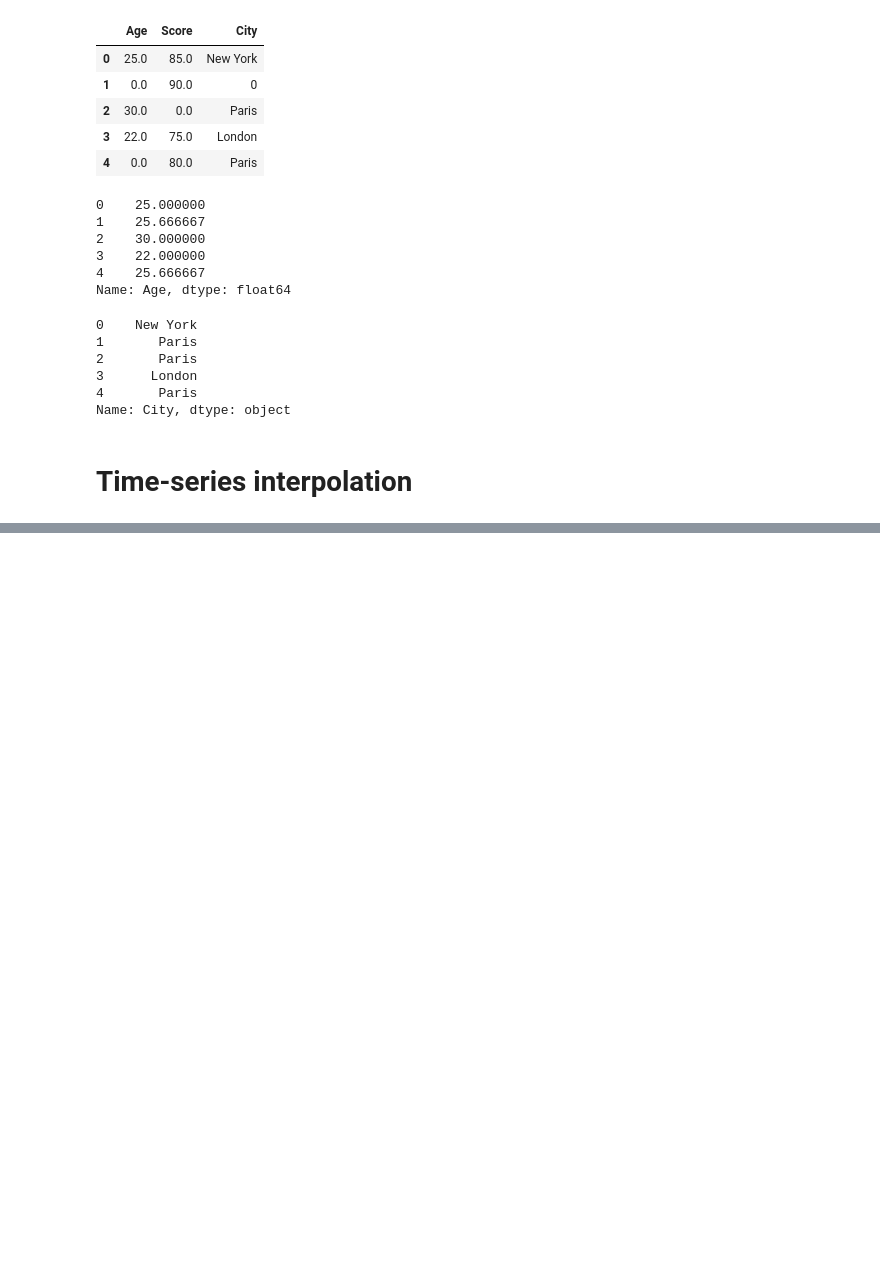
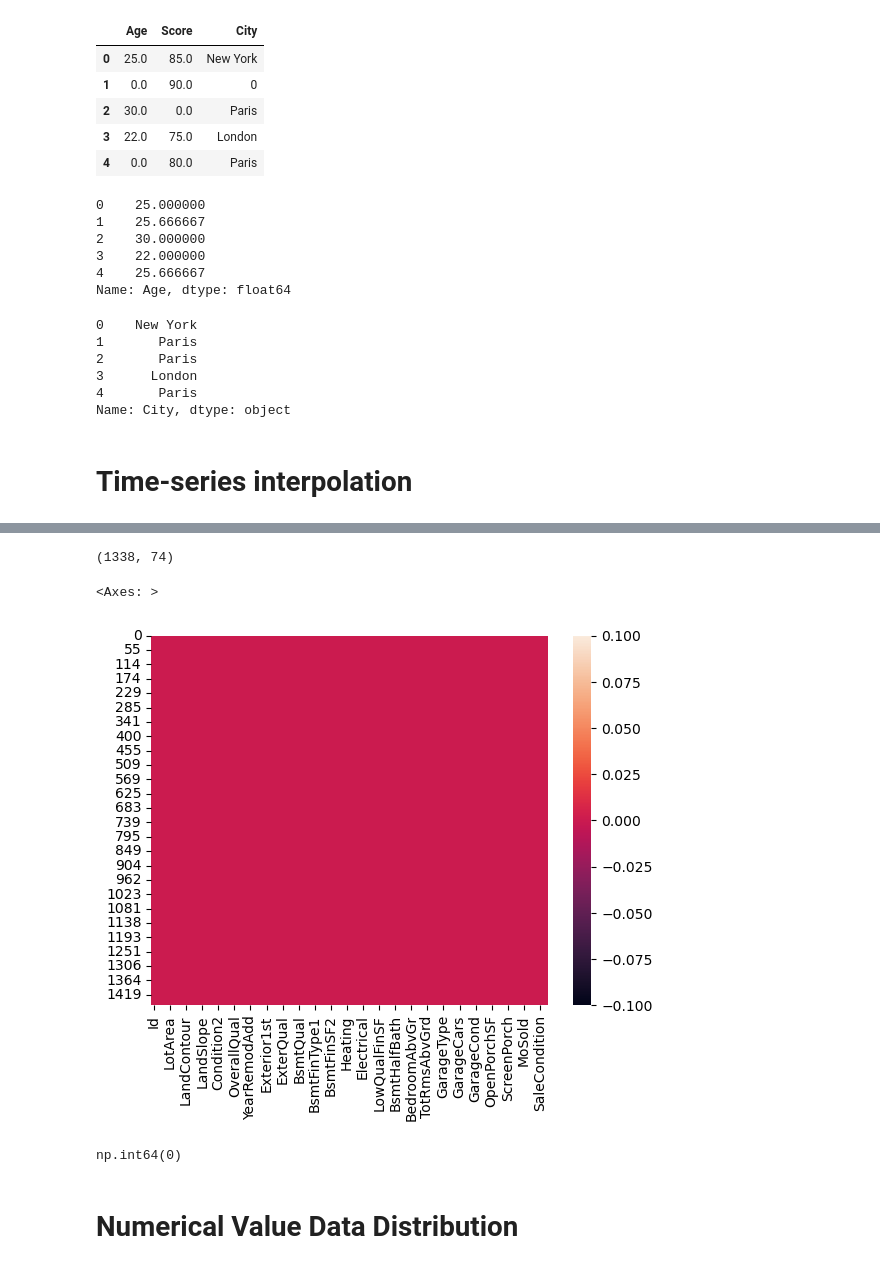
Before and after one commit to SuhaALi-web/Al-ML-daily-coding-challenges, a Jupyter notebook: data_preprocessing/importdata.ipynb, the cells around one changed output, grey strips where cells are left out. Cells and saved outputs as stored; diff of their text form; code cells hidden in the pictures; blank space fills up the shorter version.

```diff
--- a/data_preprocessing/importdata.ipynb
+++ b/data_preprocessing/importdata.ipynb
@@ -225,0 +442,3 @@ df_bfill=dataf.bfill
+# %%
+null_var=h_df.isnull().sum()/h_df.shape[0]*100
+null_var
@@ -225,0 +463,3 @@ df_bfill=dataf.bfill
+# %%
+drop_cols=null_var[null_var > 17].keys()
+drop_cols
@@ -225,0 +470,3 @@ df_bfill=dataf.bfill
+# %%
+df2_drop_clm=h_df.drop(columns=drop_cols)
+df2_drop_clm
@@ -225,0 +491,17 @@ df_bfill=dataf.bfill
+# %%
+df3_drop_rows=df2_drop_clm.dropna()
+# %%
+df3_drop_rows.shape
+# %% [output]
+(1338, 74)
+# %%
+sns.heatmap(df3_drop_rows.isnull())
+# %% [output]
+<Axes: >
+[figure, added]
+# %%
+df3_drop_rows.isna().sum().sum()
+# %% [output]
+np.int64(0)
+# %% [markdown]
+# Numerical Value Data Distribution
```
Also changed, not shown: parts of 32 cells of this notebook.
